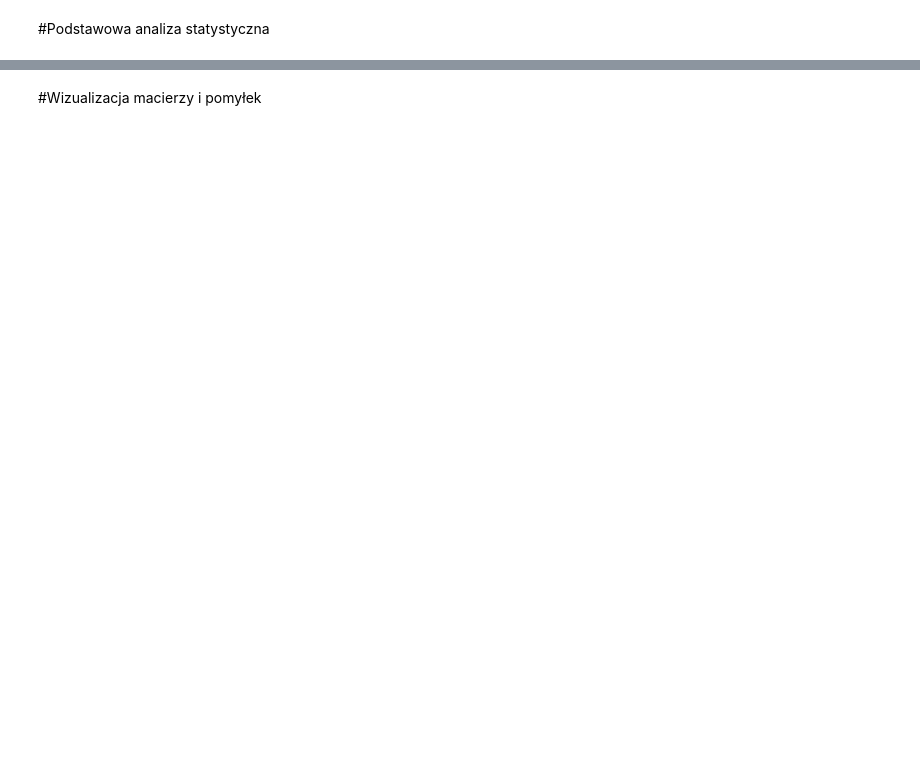
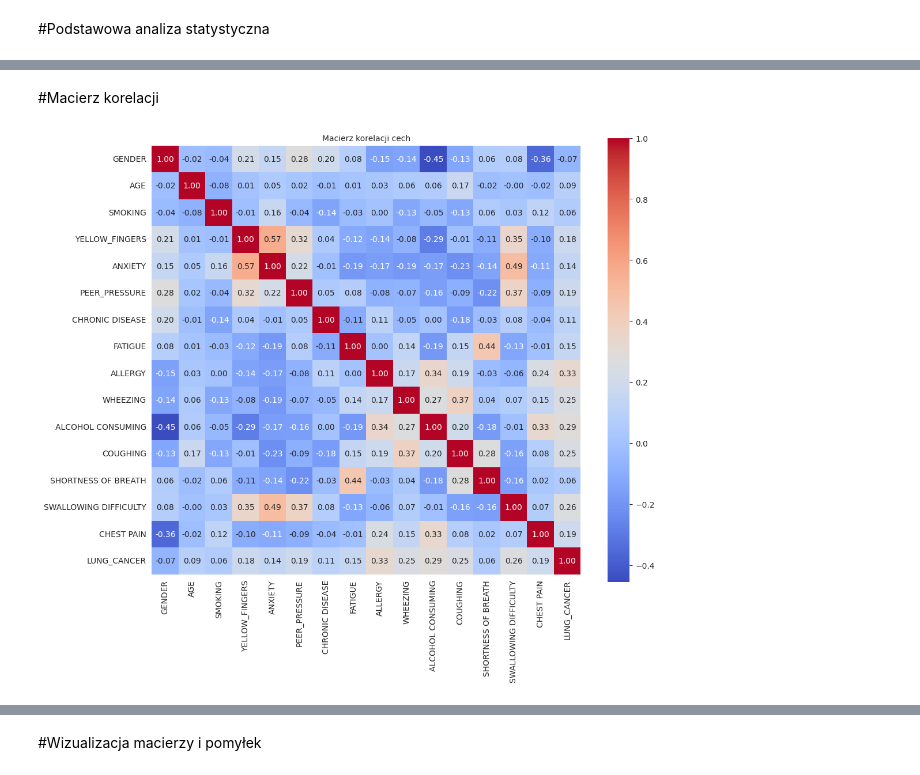
Before and after one commit to DRychter2006/Programowanie2, a Jupyter notebook: Lung_Cancer_Prediction.ipynb, the cells around one changed output, grey strips where cells are left out. Saved outputs shown, nothing was run; the diff lists cells and outputs as text; code cells hidden in the pictures; blank space fills up the shorter version.

```diff
--- a/Lung_Cancer_Prediction.ipynb
+++ b/Lung_Cancer_Prediction.ipynb
@@ -162,0 +95,19 @@ plt.show()
+# %% [markdown]
+#Macierz korelacji
+# %%
+# Macierz korelacji
+corr_matrix = df.corr()
+
+plt.figure(figsize=(12,10))
+sns.heatmap(
+    corr_matrix,
+    annot=True,
+    fmt=".2f",
+    cmap="coolwarm",
+    square=True
+)
+
+plt.title("Macierz korelacji cech", fontsize=10)
+plt.show()
+# %% [output]
+[figure, added]
```
Also changed, not shown: parts of 44 cells of this notebook.
